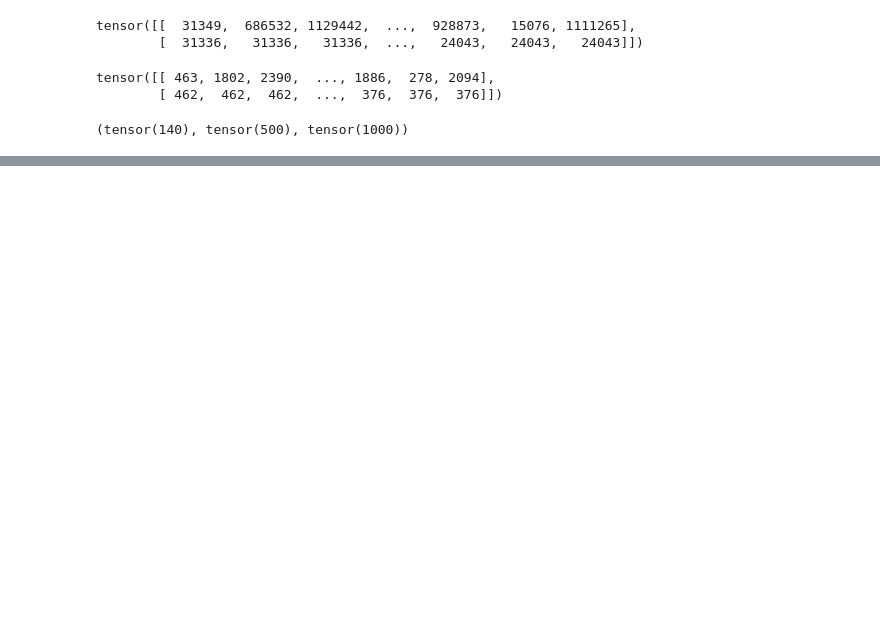
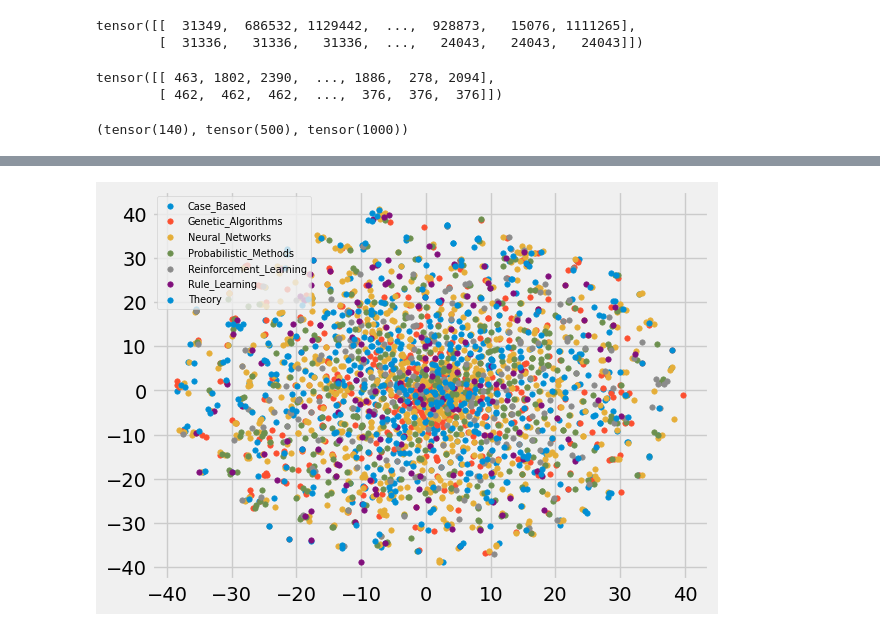
Before and after one commit to hsiangjenli/2023-it-help-ironman, a Jupyter notebook: n2v/mmg.ipynb, the cells around one changed output, grey strips where cells are left out. Cells and saved outputs as stored; diff of their text form; code cells hidden in the pictures; blank space fills up the shorter version.

```diff
--- a/n2v/mmg.ipynb
+++ b/n2v/mmg.ipynb
@@ -38,11 +38,9 @@ tensor([[ 463, 1802, 2390,  ..., 1886,  278, 2094],
 # %%
 from torch_geometric.data import Data
 from torch_geometric.transforms import RandomNodeSplit
-from torch_geometric.transforms import ToUndirected
 
 data = Data(x=x, y=y, edge_index=indices_edge_index)
 data = RandomNodeSplit('random', num_train_per_class=20)(data)
-data = ToUndirected()(data)
 # %%
 sum(data.train_mask), sum(data.val_mask), sum(data.test_mask)
 # %% [output]
@@ -59,10 +53,10 @@ device = 'cuda' if torch.cuda.is_available() else 'cpu'
 
 model = Node2Vec(
     data.edge_index,
-    embedding_dim=128,
-    walk_length=20,
-    context_size=10,
-    walks_per_node=10,
+    embedding_dim=256,
+    walk_length=5,
+    context_size=5,
+    walks_per_node=30,
     num_negative_samples=1,
     sparse=True
     ).to(device)
@@ -70,7 +64,7 @@ model = Node2Vec(
 loader = model.loader(batch_size=128, shuffle=True, num_workers=8)
 optimizer = SparseAdam(model.parameters(), lr=0.01)
 # %%
-for epoch in range(1, 11):
+for epoch in range(1, 101):
     model.train()
 
     total_loss = 0
@@ -95,0 +97,28 @@ Epoch: 10, Loss: 1.7411
+# %%
+from sklearn.manifold import TSNE
+
+model.eval()
+
+y = data.y.cpu().numpy()
+embedding = model(torch.arange(data.num_nodes, device=device))
+embedding_2 = TSNE(n_components=2).fit_transform(embedding.detach().numpy())
+# %%
+from matplotlib import pyplot as plt
+
+plt.style.use('fivethirtyeight')
+
+@torch.no_grad()
+def output_vis():
+    for i in range(7):
+        output_dim_1 = embedding_2[y == i, 0]
+        output_dim_2 = embedding_2[y == i, 1]
+        label = list(subject_map.keys())[i]
+
+        plt.scatter(output_dim_1, output_dim_2, label=label, s=15)
+
+    plt.legend(loc=2, prop={'size': 7})
+    plt.show()
+
+output_vis()
+# %% [output]
+[figure, added]
```
Also changed, not shown: parts of 2 cells of this notebook, 4 other files.
